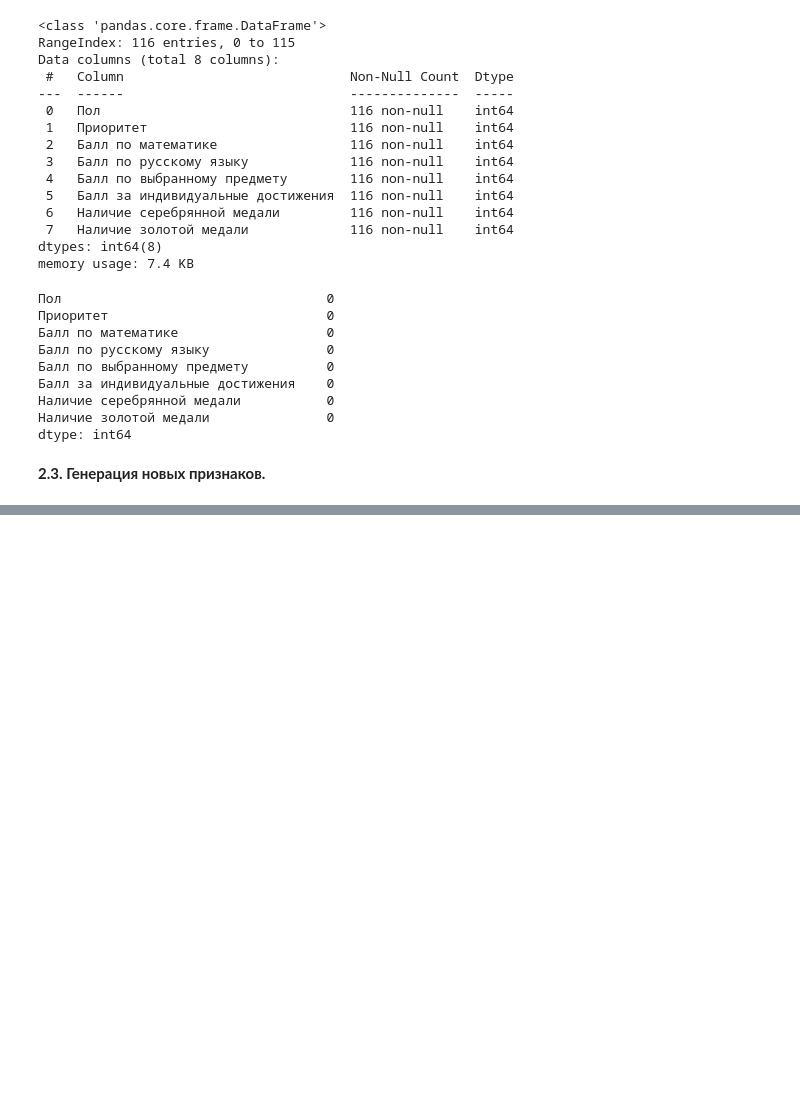
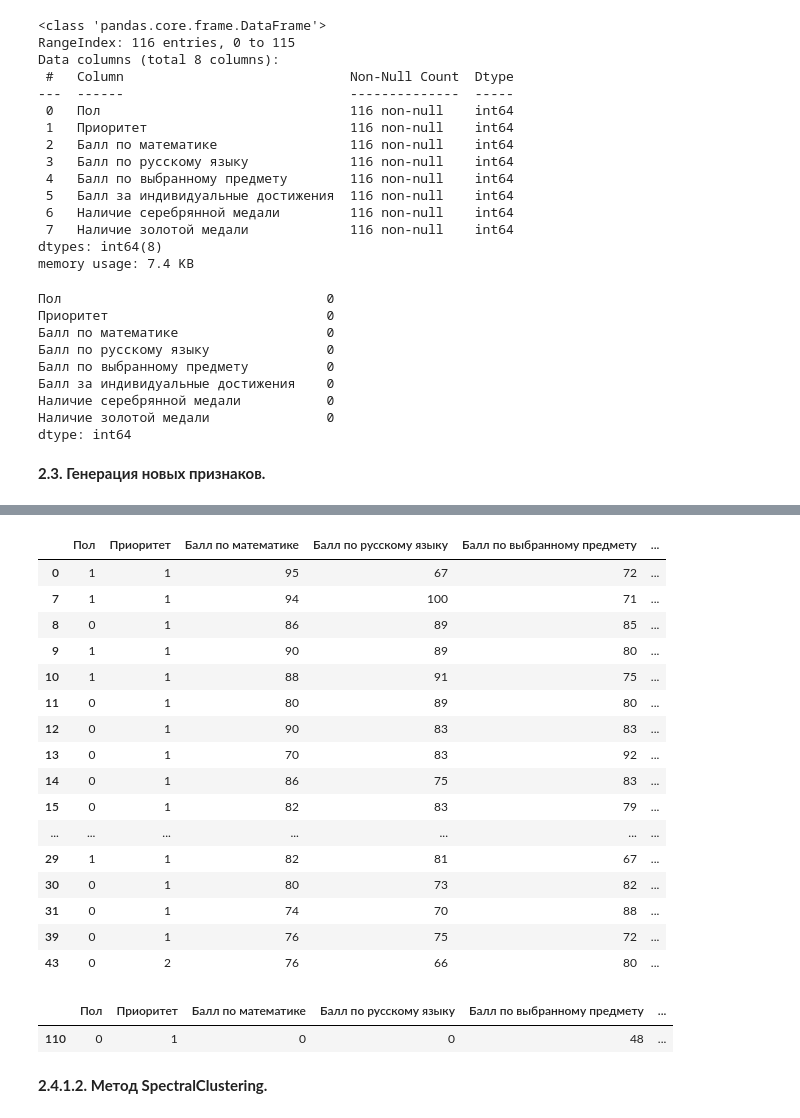
Before and after one commit to ashira09/application-of-neural-networks-to-predict-student-performance, a Jupyter notebook: nn.ipynb, the cells around one changed output, grey strips where cells are left out. Drawn from its saved outputs; the diff is of its cells as text; code cells hidden in the pictures; blank space fills up the shorter version.

```diff
--- a/nn.ipynb
+++ b/nn.ipynb
@@ -269,0 +201,27 @@ pd.DataFrame(new_y_train).describe()
+# %%
+kmeans_clustering_data[kmeans_clustering_data["Успеваемость"] == 2]
+# %% [output]
+|  | Пол | Приоритет | Балл по математике | Балл по русскому языку | Балл по выбранному предмету | ... |
+| 0 | 1 | 1 | 95 | 67 | 72 | ... |
+| 7 | 1 | 1 | 94 | 100 | 71 | ... |
+| 8 | 0 | 1 | 86 | 89 | 85 | ... |
+| 9 | 1 | 1 | 90 | 89 | 80 | ... |
+| 10 | 1 | 1 | 88 | 91 | 75 | ... |
+| 11 | 0 | 1 | 80 | 89 | 80 | ... |
+| 12 | 0 | 1 | 90 | 83 | 83 | ... |
+| 13 | 0 | 1 | 70 | 83 | 92 | ... |
+| 14 | 0 | 1 | 86 | 75 | 83 | ... |
+| 15 | 0 | 1 | 82 | 83 | 79 | ... |
+| ... | ... | ... | ... | ... | ... | ... |
+| 29 | 1 | 1 | 82 | 81 | 67 | ... |
+| 30 | 0 | 1 | 80 | 73 | 82 | ... |
+| 31 | 0 | 1 | 74 | 70 | 88 | ... |
+| 39 | 0 | 1 | 76 | 75 | 72 | ... |
+| 43 | 0 | 2 | 76 | 66 | 80 | ... |
+# %%
+kmeans_clustering_data[kmeans_clustering_data["Успеваемость"] == 3]
+# %% [output]
+|  | Пол | Приоритет | Балл по математике | Балл по русскому языку | Балл по выбранному предмету | ... |
+| 110 | 0 | 1 | 0 | 0 | 48 | ... |
+# %% [markdown]
+**2.4.1.2. Метод SpectralClustering.**
```
Also changed, not shown: parts of 63 cells of this notebook.
